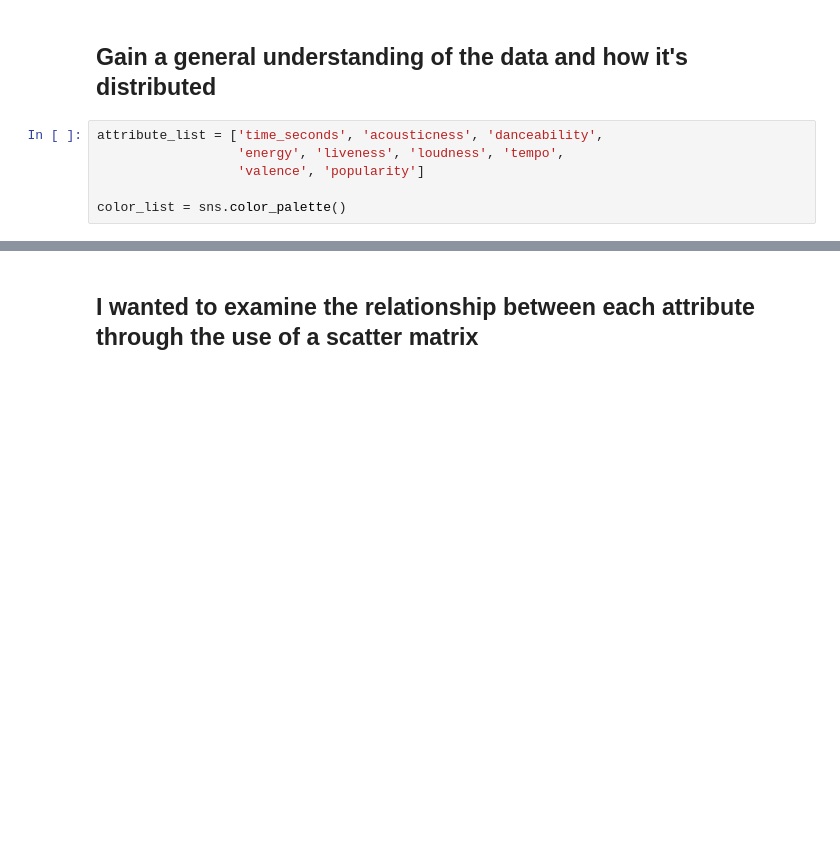
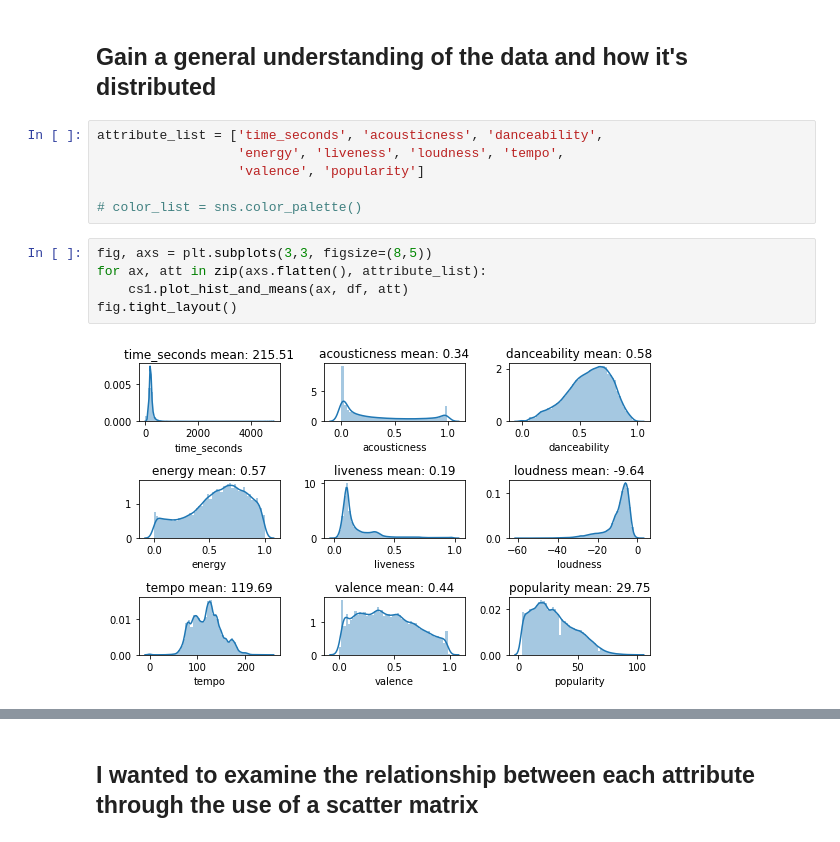
Before and after one commit to brentthayer1/capstone1, a Jupyter notebook: capstone1_eda.ipynb, the cells around one changed output, grey strips where cells are left out. Drawn from its saved outputs; the diff is of its cells as text; blank space fills up the shorter version.

Commit message:
changed plots. image test

```diff
--- a/capstone1_eda.ipynb
+++ b/capstone1_eda.ipynb
@@ -132,5 +132,12 @@ attribute_list = ['time_seconds', 'acousticness', 'danceability',
                   'energy', 'liveness', 'loudness', 'tempo',
                   'valence', 'popularity']
 
-color_list = sns.color_palette()
+# color_list = sns.color_palette()
+# %%
+fig, axs = plt.subplots(3,3, figsize=(8,5))
+for ax, att in zip(axs.flatten(), attribute_list):
+    cs1.plot_hist_and_means(ax, df, att)
+fig.tight_layout()
+# %% [output]
+[figure, added]
 # %%
```
Also changed, not shown: parts of 17 cells of this notebook, 29 other files.
